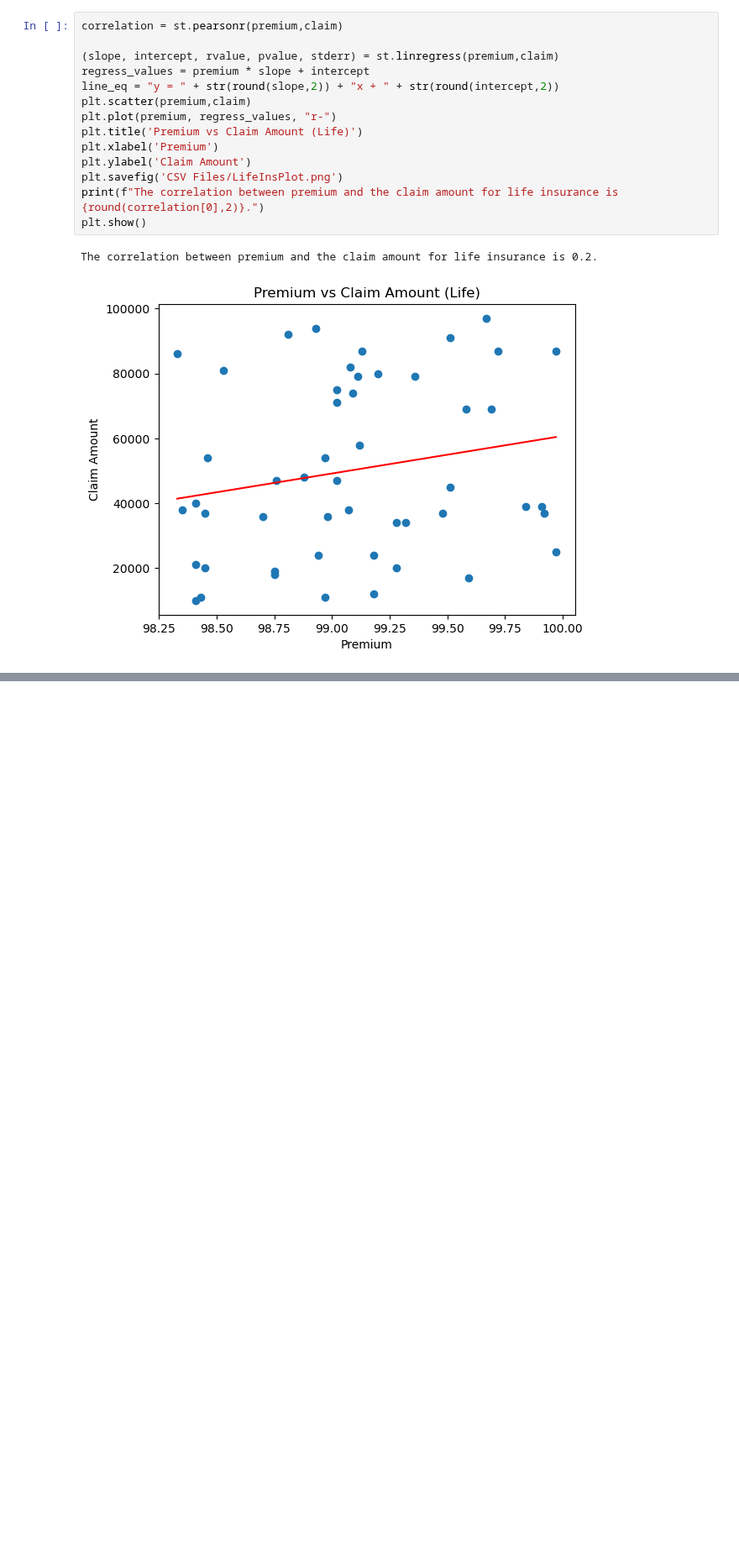
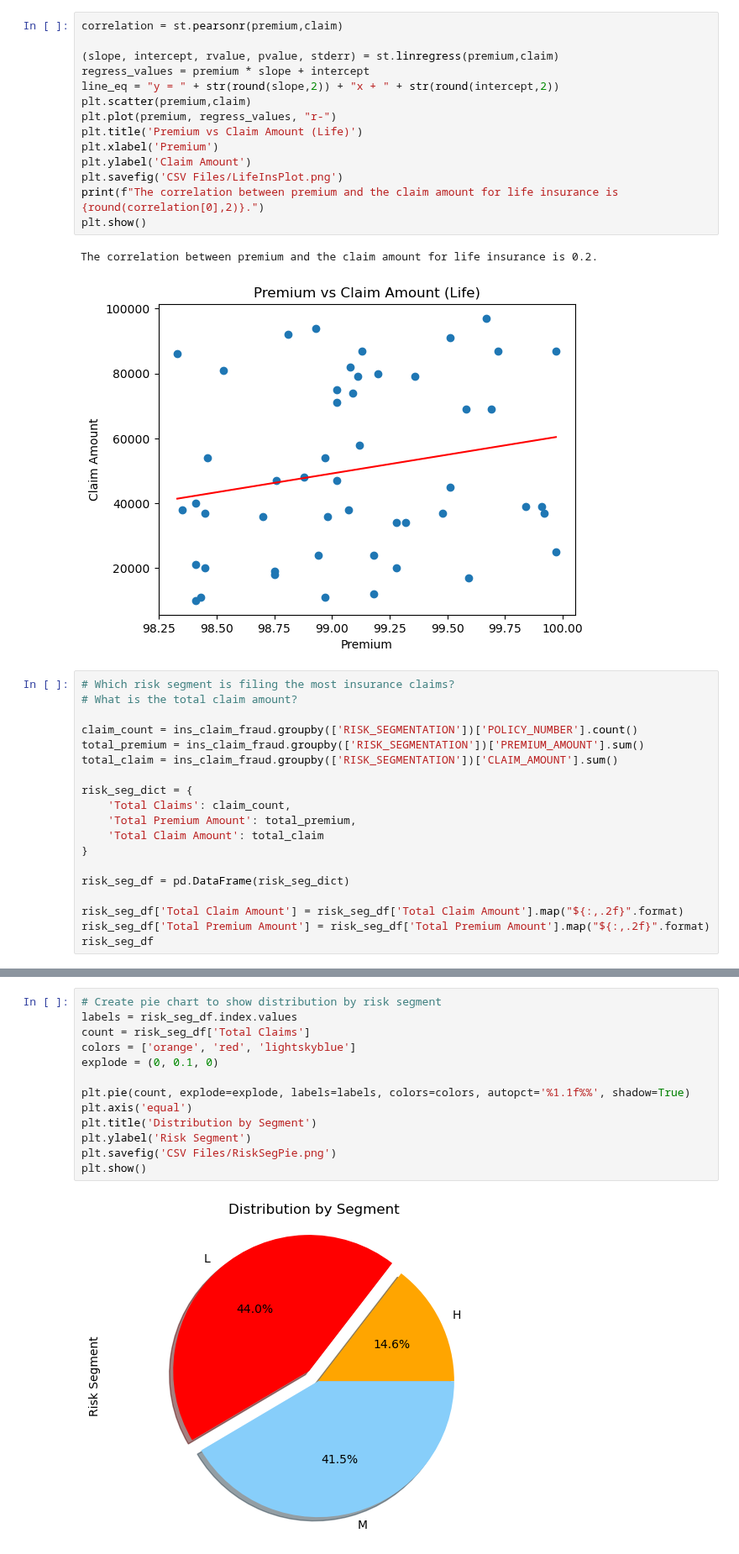
Before and after one commit to JustinS25/Insurance-Claim-Detection, a Jupyter notebook: Code/insurance_claim_valuecounts.ipynb, the cells around one changed output, grey strips where cells are left out. Shown at 84% size. Cells and saved outputs as stored; diff of their text form; blank space fills up the shorter version.

```diff
--- a/Code/insurance_claim_valuecounts.ipynb
+++ b/Code/insurance_claim_valuecounts.ipynb
@@ -547,3 +539,22 @@ plt.show()
 # %% [output]
 The correlation between premium and the claim amount for life insurance is 0.2.
 [figure]
+# %%
+# Which risk segment is filing the most insurance claims?
+# What is the total claim amount?
+
+claim_count = ins_claim_fraud.groupby(['RISK_SEGMENTATION'])['POLICY_NUMBER'].count()
+total_premium = ins_claim_fraud.groupby(['RISK_SEGMENTATION'])['PREMIUM_AMOUNT'].sum()
+total_claim = ins_claim_fraud.groupby(['RISK_SEGMENTATION'])['CLAIM_AMOUNT'].sum()
+
+risk_seg_dict = {
+    'Total Claims': claim_count,
+    'Total Premium Amount': total_premium,
+    'Total Claim Amount': total_claim
+}
+
+risk_seg_df = pd.DataFrame(risk_seg_dict)
+
+risk_seg_df['Total Claim Amount'] = risk_seg_df['Total Claim Amount'].map("${:,.2f}".format)
+risk_seg_df['Total Premium Amount'] = risk_seg_df['Total Premium Amount'].map("${:,.2f}".format)
+risk_seg_df
@@ -549,0 +567,15 @@ The correlation between premium and the claim amount for life insurance is 0.2.
+# %%
+# Create pie chart to show distribution by risk segment
+labels = risk_seg_df.index.values
+count = risk_seg_df['Total Claims']
+colors = ['orange', 'red', 'lightskyblue']
+explode = (0, 0.1, 0)
+
+plt.pie(count, explode=explode, labels=labels, colors=colors, autopct='%1.1f%%', shadow=True)
+plt.axis('equal')
+plt.title('Distribution by Segment')
+plt.ylabel('Risk Segment')
+plt.savefig('CSV Files/RiskSegPie.png')
+plt.show()
+# %% [output]
+[figure, added]
```
Also changed, not shown: parts of 8 cells of this notebook, 5 other files.
